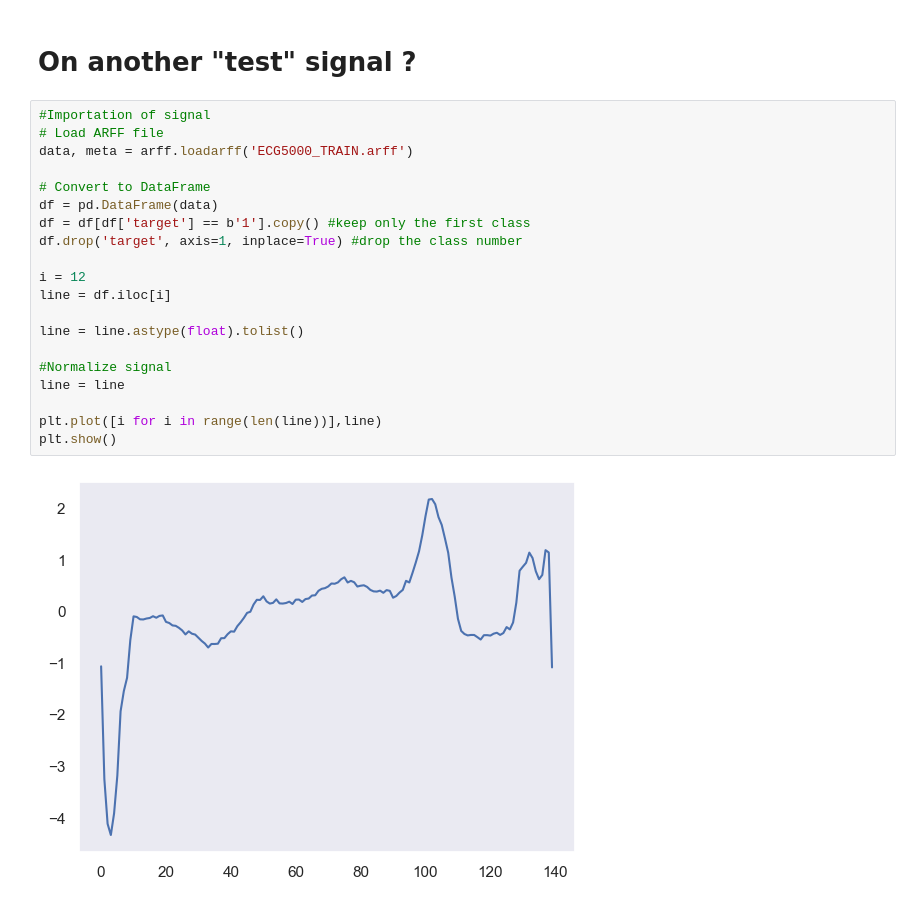
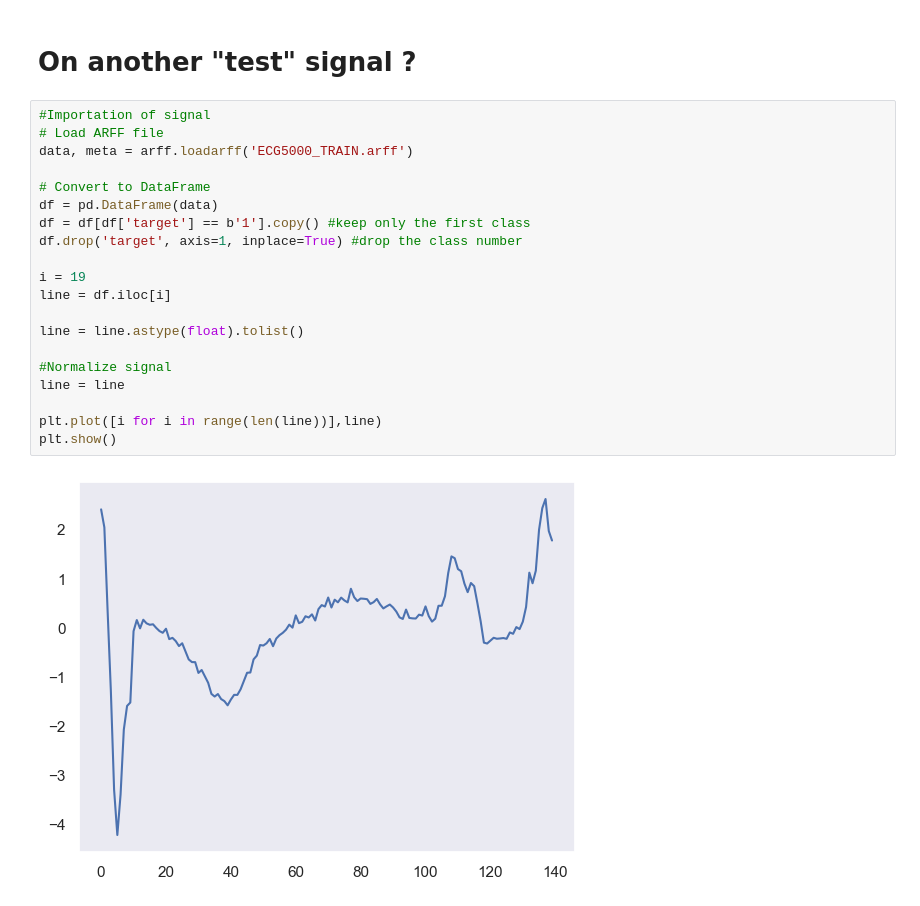
Before and after one commit to meilame-tayebjee/Wavelet-Denoising, a Jupyter notebook: ECG-noising-denoising.ipynb, the cells around one changed output. Drawn from its saved outputs; the diff is of its cells as text.

```diff
--- a/ECG-noising-denoising.ipynb
+++ b/ECG-noising-denoising.ipynb
@@ -354,25 +362,25 @@ plt.show()
 # %%
 #Importation of signal
 # Load ARFF file
 data, meta = arff.loadarff('ECG5000_TRAIN.arff')
 
 # Convert to DataFrame
 df = pd.DataFrame(data)
 df = df[df['target'] == b'1'].copy() #keep only the first class
 df.drop('target', axis=1, inplace=True) #drop the class number
 
-i = 12
+i = 19
 line = df.iloc[i]
 
 line = line.astype(float).tolist()
 
 #Normalize signal
 line = line
 
 plt.plot([i for i in range(len(line))],line)
 plt.show()
 # %% [output]
-[figure, old version]
+[figure, new version]
 # %%
 noisy_line, noise_var , noise = addNoise(line, 10)
 rmse, snr, prd, d_max = metrics(line, noisy_line)
```
Also changed, not shown: parts of 23 cells of this notebook, 6 other files.
